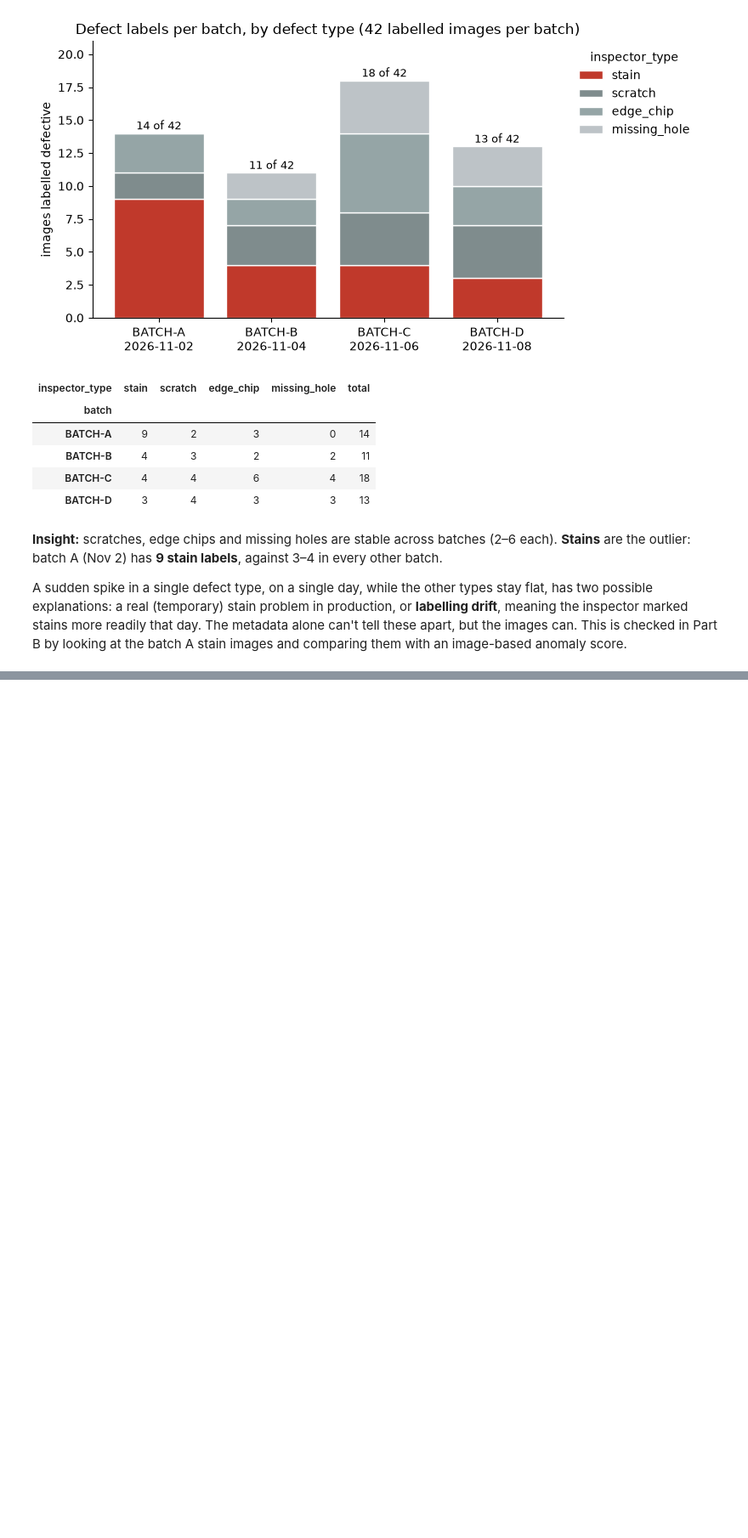
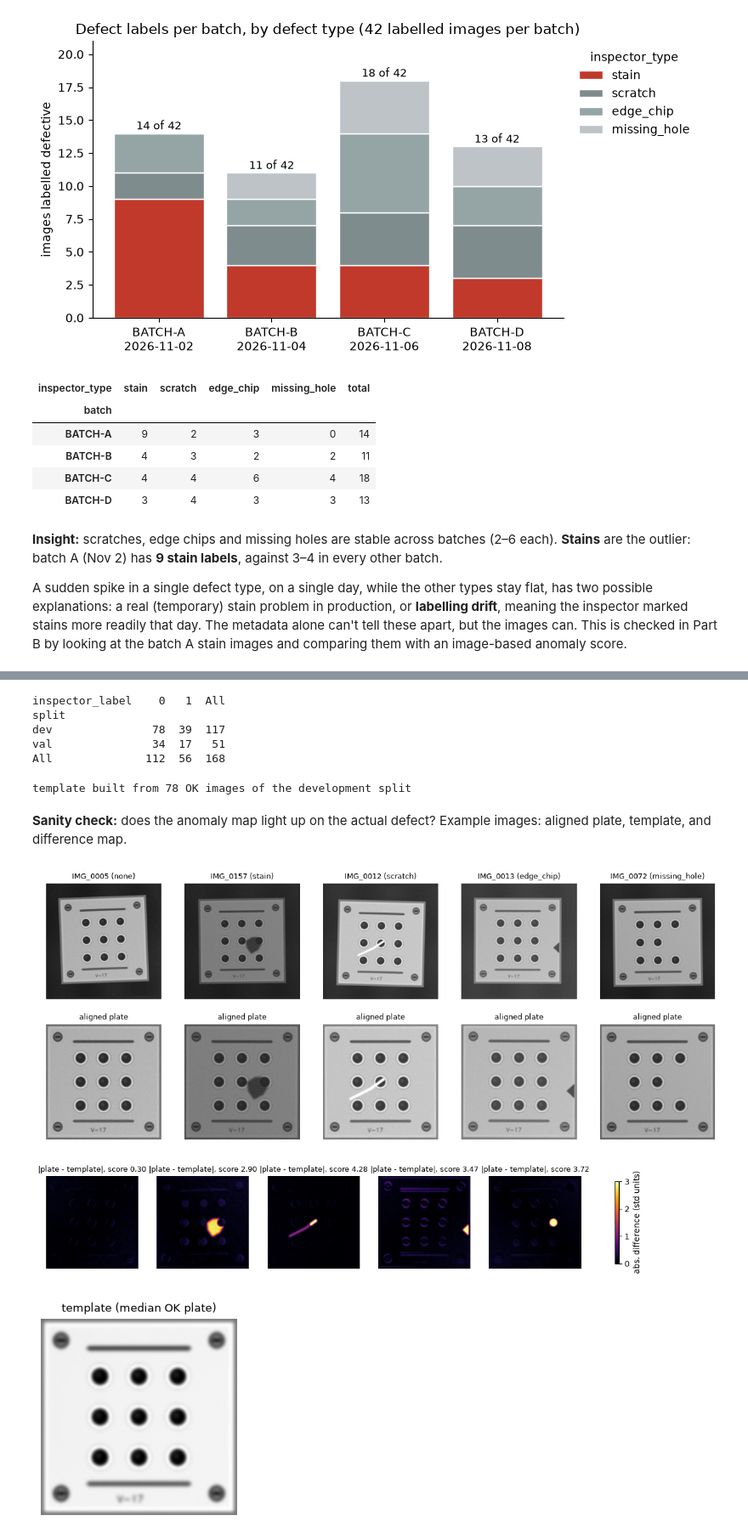
Before and after one commit to yuvalmar16/abra-junior-data-analyst, a Jupyter notebook: solution.ipynb, the cells around one changed output, grey strips where cells are left out. Shown at 85% size. Saved outputs shown, nothing was run; the diff lists cells and outputs as text; code cells hidden in the pictures; blank space fills up the shorter version.

```diff
--- a/solution.ipynb
+++ b/solution.ipynb
@@ -190,0 +235,74 @@ and comparing them with an image-based anomaly score.
+# %%
+from sklearn.model_selection import train_test_split
+
+dev, val = train_test_split(train, test_size=0.30, stratify=train.inspector_label, random_state=SEED)
+train["split"] = np.where(train.image_id.isin(dev.image_id), "dev", "val")
+print(pd.crosstab(train.split, train.inspector_label, margins=True))
+# %% [output]
+inspector_label    0   1  All
+split
+dev               78  39  117
+val               34  17   51
+All              112  56  168
+# %%
+SIZE, SIGMA, BORDER = 256, 2.0, 8
+
+def _order_corners(pts):
+    # top-left, top-right, bottom-right, bottom-left
+    s, d = pts.sum(axis=1), np.diff(pts, axis=1).ravel()
+    return np.float32([pts[np.argmin(s)], pts[np.argmin(d)], pts[np.argmax(s)], pts[np.argmax(d)]])
+
+def align_plate(gray):
+    # Locate the plate and warp it to a straight SIZE x SIZE square.
+    blur = cv2.GaussianBlur(gray, (5, 5), 0)
+    _, mask = cv2.threshold(blur, 0, 255, cv2.THRESH_BINARY + cv2.THRESH_OTSU)
+    mask = cv2.morphologyEx(mask, cv2.MORPH_CLOSE, np.ones((7, 7), np.uint8))   # fill the dark holes
+    contours, _ = cv2.findContours(mask, cv2.RETR_EXTERNAL, cv2.CHAIN_APPROX_SIMPLE)
+    plate = max(contours, key=cv2.contourArea)
+    corners = _order_corners(cv2.boxPoints(cv2.minAreaRect(plate)))
+    target = np.float32([[0, 0], [SIZE - 1, 0], [SIZE - 1, SIZE - 1], [0, SIZE - 1]])
+    return cv2.warpPerspective(gray, cv2.getPerspectiveTransform(corners, target), (SIZE, SIZE)).astype(np.float32)
+
+def normalise(plate):
+    z = (plate - plate.mean()) / (plate.std() + 1e-6)
+    return cv2.GaussianBlur(z, (0, 0), SIGMA)
+
+def build_template(rel_paths):
+    return np.median([normalise(align_plate(read_gray(p))) for p in rel_paths], axis=0)
+
+def anomaly_map(gray, template):
+    return np.abs(normalise(align_plate(gray)) - template)
+
+def extract_features(rel_path, template):
+    # Read one image and return its numeric features.
+    gray = read_gray(rel_path)
+    diff = anomaly_map(gray, template)[BORDER:-BORDER, BORDER:-BORDER]
+    return {"anomaly_score": float(diff.max()),
+            "sharpness": float(cv2.Laplacian(gray, cv2.CV_64F).var()),
+            "brightness": float(gray.mean())}
+
+ok_dev = train[(train.split == "dev") & (train.inspector_label == 0)]
+TEMPLATE = build_template(ok_dev.file)
+print(f"template built from {len(ok_dev)} OK images of the development split")
+# %% [output]
+template built from 78 OK images of the development split
+# %% [markdown]
+**Sanity check:** does the anomaly map light up on the actual defect? Example images: aligned plate, template, and difference map.
+# %%
+show_ids = ["IMG_0005", "IMG_0157", "IMG_0012", "IMG_0013", "IMG_0072"]
+fig, axes = plt.subplots(3, len(show_ids), figsize=(15, 9))
+for j, iid in enumerate(show_ids):
+    r = train.set_index("image_id").loc[iid]
+    g = read_gray(r.file); amap = anomaly_map(g, TEMPLATE)
+    axes[0, j].imshow(g, cmap="gray", vmin=0, vmax=255); axes[0, j].set_title(f"{iid} ({r.inspector_type})", fontsize=9)
+    axes[1, j].imshow(align_plate(g), cmap="gray", vmin=0, vmax=255); axes[1, j].set_title("aligned plate", fontsize=9)
+    im = axes[2, j].imshow(amap, cmap="inferno", vmin=0, vmax=3)
+    axes[2, j].set_title(f"|plate - template|, score {amap[BORDER:-BORDER, BORDER:-BORDER].max():.2f}", fontsize=9)
+for a in axes.flat: a.axis("off")
+fig.colorbar(im, ax=axes[2, :], shrink=0.7, label="abs. difference (std units)")
+plt.show()
+
+plt.figure(figsize=(3, 3)); plt.imshow(TEMPLATE, cmap="gray"); plt.title("template (median OK plate)", fontsize=9); plt.axis("off"); plt.show()
+# %% [output]
+[figure, added]
+[figure, added]
```
Also changed, not shown: parts of 13 cells of this notebook.
